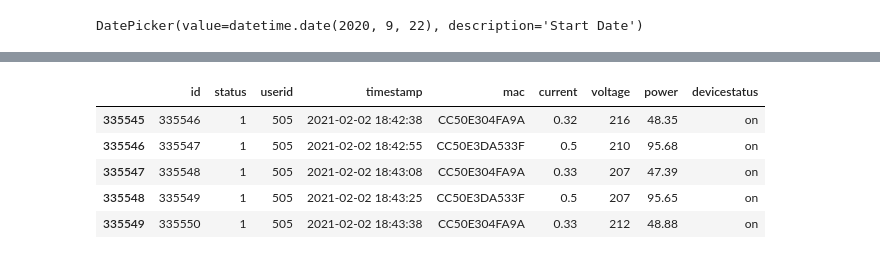
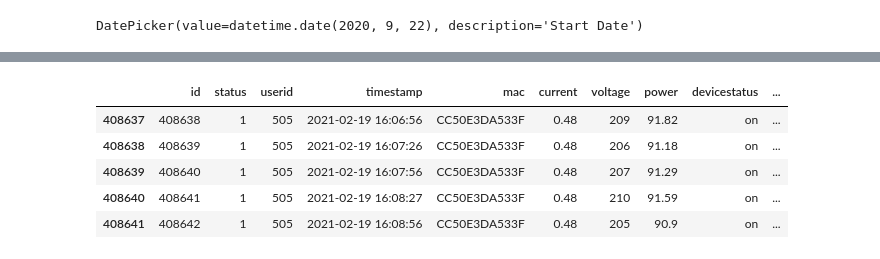
Before and after one commit to mugyenyij/U20_project, a Jupyter notebook: U20_notebook.ipynb, the cells around one changed output, grey strips where cells are left out. Cells and saved outputs as stored; diff of their text form; code cells hidden in the pictures.

```diff
--- a/U20_notebook.ipynb
+++ b/U20_notebook.ipynb
@@ -32,9 +32,0 @@ Wall time: 14min 10s
-# %%
-df.tail()
-# %% [output]
-|  | id | status | userid | timestamp | mac | current | voltage | power | devicestatus |
-| 335545 | 335546 | 1 | 505 | 2021-02-02 18:42:38 | CC50E304FA9A | 0.32 | 216 | 48.35 | on |
-| 335546 | 335547 | 1 | 505 | 2021-02-02 18:42:55 | CC50E3DA533F | 0.5 | 210 | 95.68 | on |
-| 335547 | 335548 | 1 | 505 | 2021-02-02 18:43:08 | CC50E304FA9A | 0.33 | 207 | 47.39 | on |
-| 335548 | 335549 | 1 | 505 | 2021-02-02 18:43:25 | CC50E3DA533F | 0.5 | 207 | 95.65 | on |
-| 335549 | 335550 | 1 | 505 | 2021-02-02 18:43:38 | CC50E304FA9A | 0.33 | 212 | 48.88 | on |
@@ -41,2 +36,15 @@ df.tail()
+# %%
+# Filter out devices that are not deployed
+df['device_deployed'] = np.where(df['mac'].isin(['84CCA89A1706','84CCA899CEE53','CC50E304FA9A',
+                   '84CCA899FCA7','84CCA89B799C','CC50E3DA533F']), 'Yes', 'No')
+df = df[df.device_deployed=='Yes']
+df.tail()
+# %% [output]
+|  | id | status | userid | timestamp | mac | current | voltage | power | devicestatus | ... |
+| 408637 | 408638 | 1 | 505 | 2021-02-19 16:06:56 | CC50E3DA533F | 0.48 | 209 | 91.82 | on | ... |
+| 408638 | 408639 | 1 | 505 | 2021-02-19 16:07:26 | CC50E3DA533F | 0.48 | 206 | 91.18 | on | ... |
+| 408639 | 408640 | 1 | 505 | 2021-02-19 16:07:56 | CC50E3DA533F | 0.48 | 207 | 91.29 | on | ... |
+| 408640 | 408641 | 1 | 505 | 2021-02-19 16:08:27 | CC50E3DA533F | 0.48 | 210 | 91.59 | on | ... |
+| 408641 | 408642 | 1 | 505 | 2021-02-19 16:08:56 | CC50E3DA533F | 0.48 | 205 | 90.9 | on | ... |
 # %%
 # Number of unique mac ids
```
Also changed, not shown: parts of 16 cells of this notebook.
